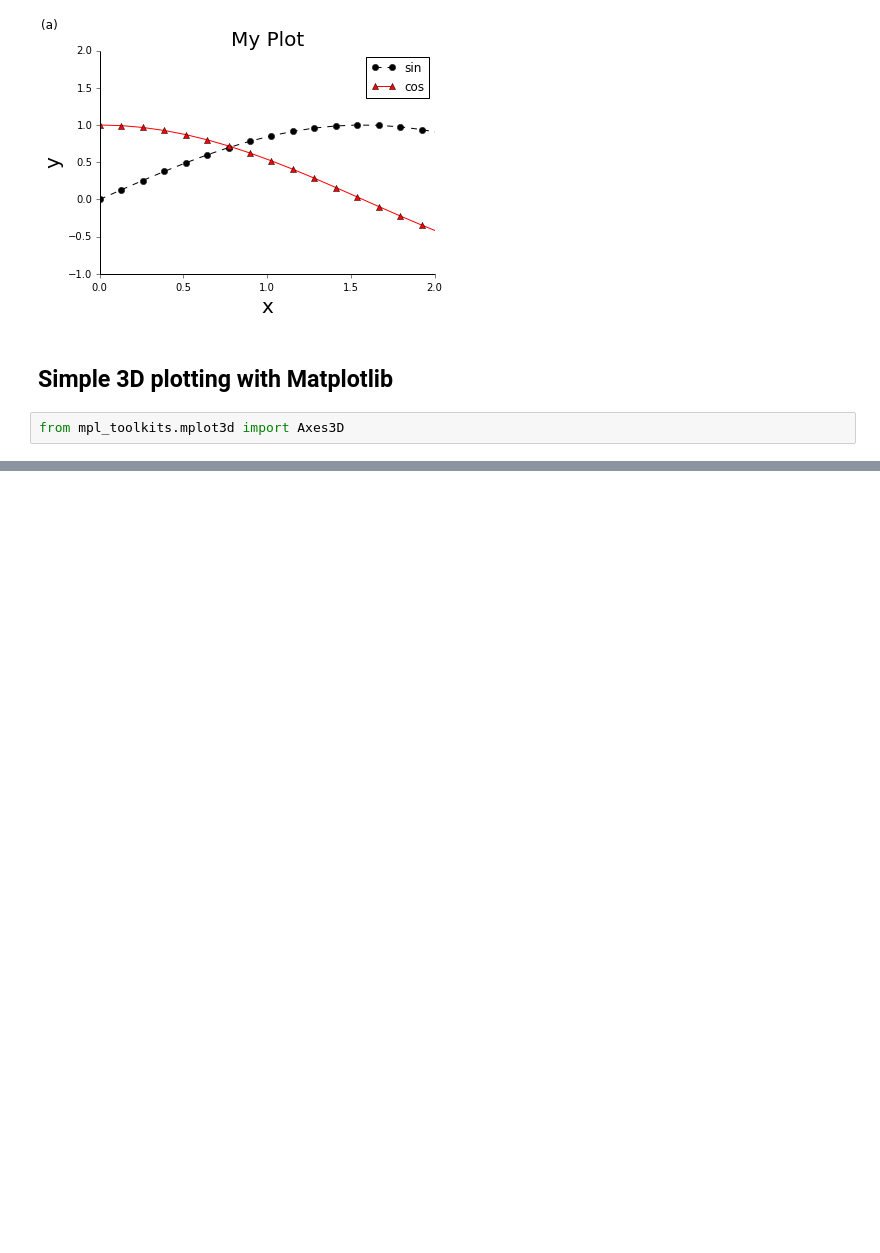
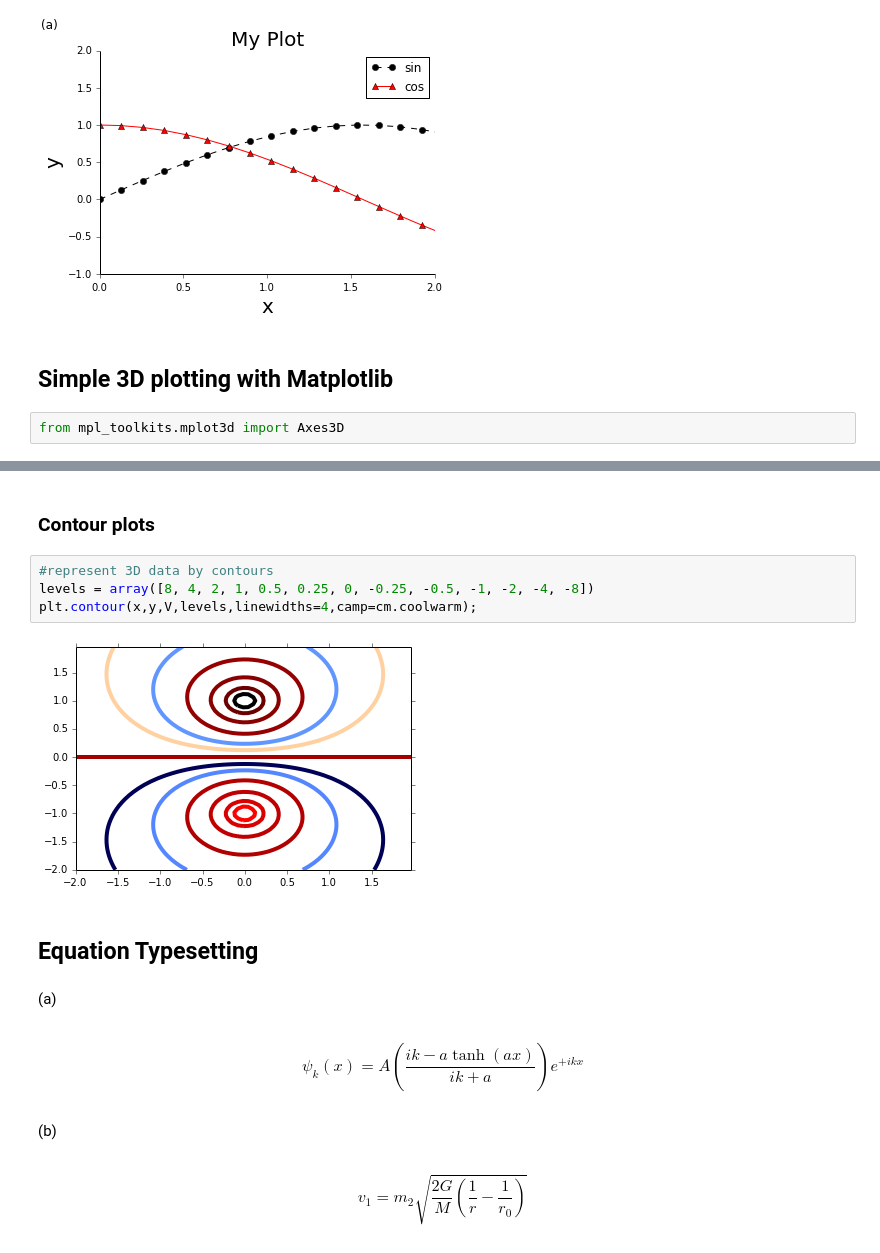
Before and after one commit to mnaworsk/PHYS202-S14, a Jupyter notebook: Graphics/GraphicsTour.ipynb, the cells around one changed output, grey strips where cells are left out. Saved outputs shown, nothing was run; the diff lists cells and outputs as text; blank space fills up the shorter version.

```diff
--- a/Graphics/GraphicsTour.ipynb
+++ b/Graphics/GraphicsTour.ipynb
@@ -643,0 +816,22 @@ from mpl_toolkits.mplot3d import Axes3D
+# %% [markdown]
+### Contour plots
+# %%
+#represent 3D data by contours
+levels = array([8, 4, 2, 1, 0.5, 0.25, 0, -0.25, -0.5, -1, -2, -4, -8])
+plt.contour(x,y,V,levels,linewidths=4,camp=cm.coolwarm);
+# %% [output]
+[figure, added]
+# %% [markdown]
+## Equation Typesetting
+# %% [markdown]
+(a)
+# %% [markdown]
+\begin{equation}
+\psi_k(x) = A \left(\frac{ik - a \tanh(ax)}{ik + a}\right) e^{+ikx}
+\end{equation}
+# %% [markdown]
+(b)
+# %% [markdown]
+\begin{equation}
+v_1 = m_2\sqrt{\frac{2G}{M}\left(\frac{1}{r} - \frac{1}{r_0}\right)}
+\end{equation}
```
Also changed, not shown: parts of 18 cells of this notebook, 8 other files.
